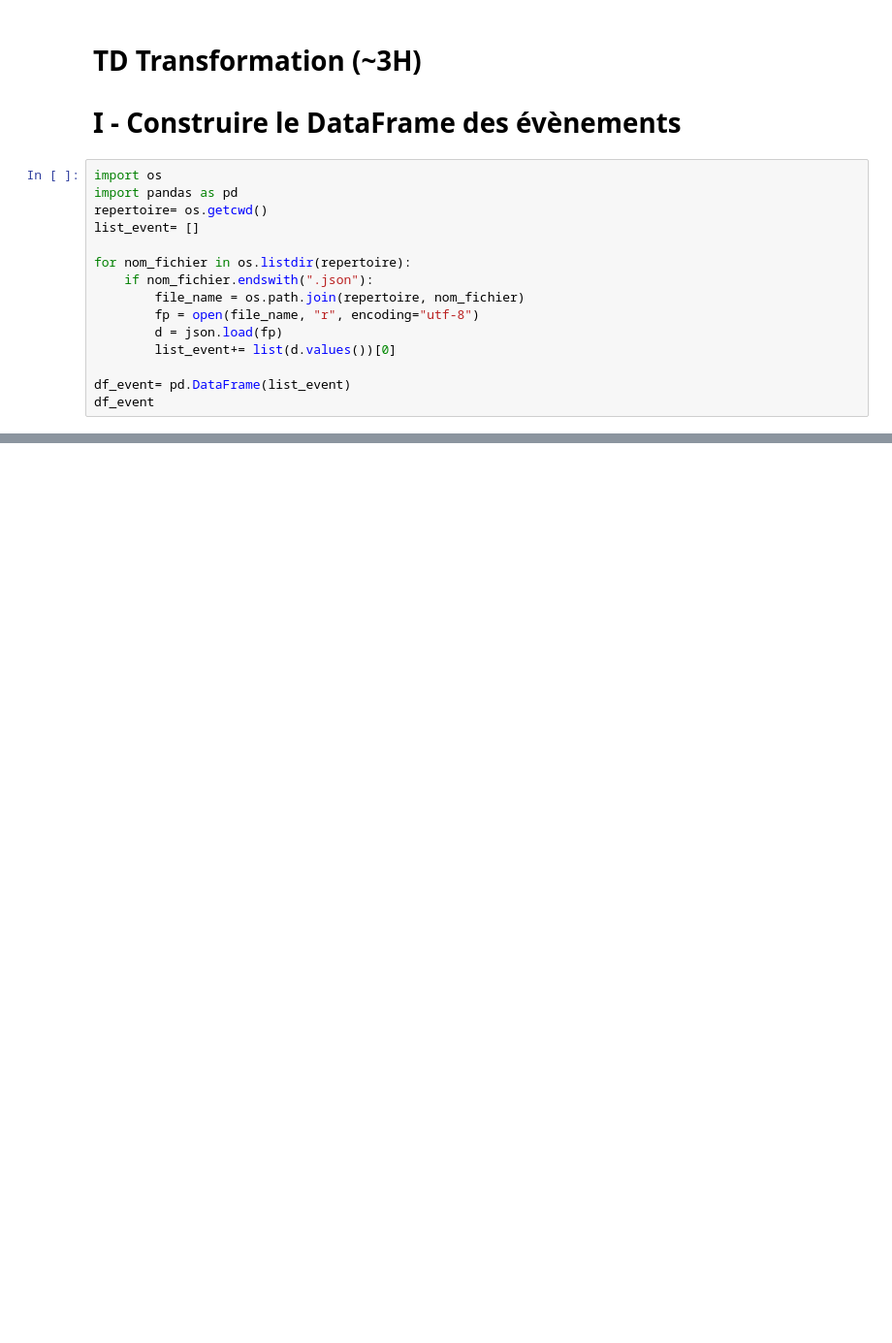
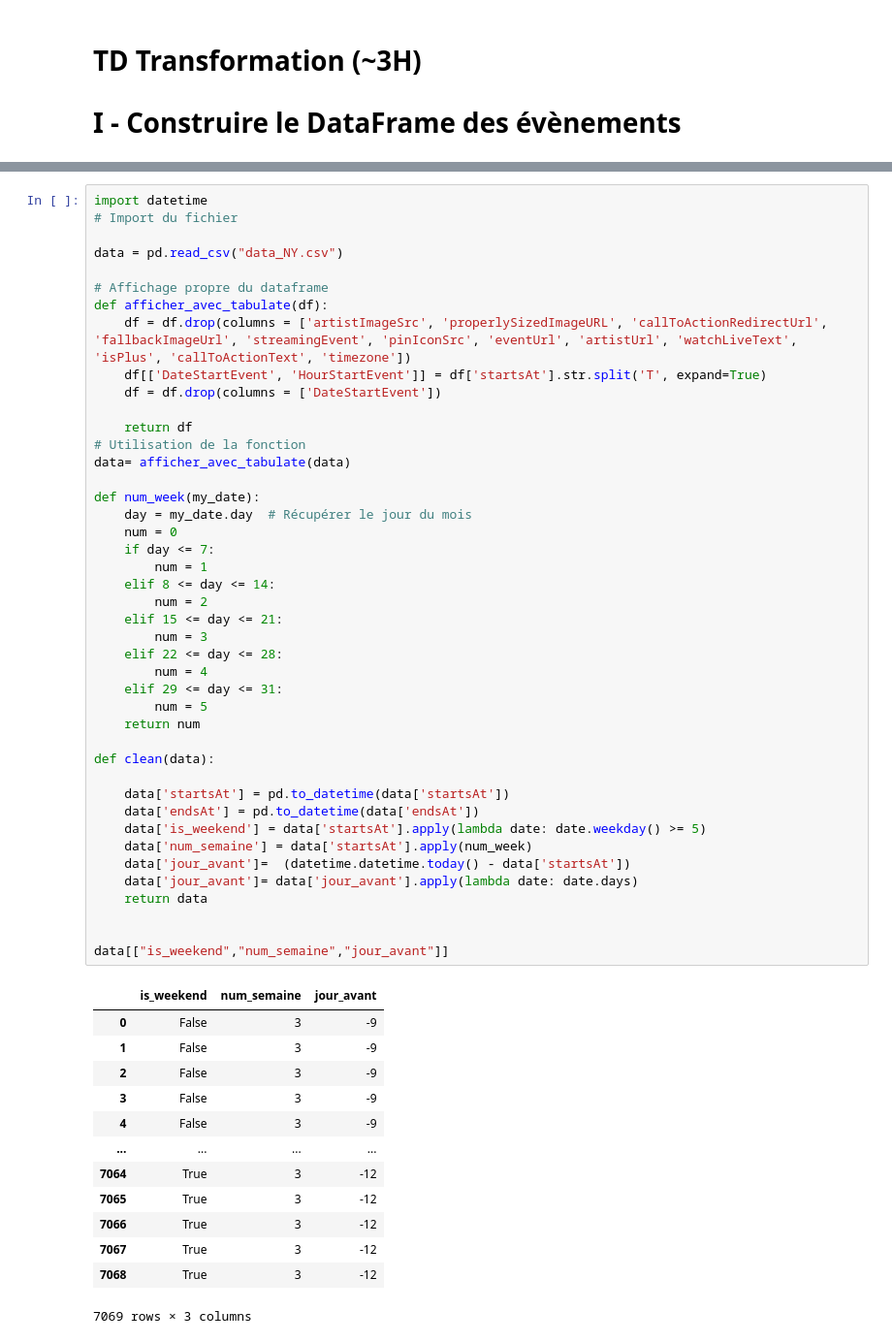
Before and after one commit to teaching-data-engineering/Groupe_2, a Jupyter notebook: code.ipynb, the cells around one changed output, grey strips where cells are left out. Shown at 97% size. Cells and saved outputs as stored; diff of their text form; blank space fills up the shorter version.

```diff
--- a/code.ipynb
+++ b/code.ipynb
@@ -215,18 +259,3 @@ rcp_octobre(8)
 # %% [markdown]
 # TD Transformation (~3H)
 # I - Construire le DataFrame des évènements
-# %%
-import os
-import pandas as pd
-repertoire= os.getcwd()
-list_event= []
-
-for nom_fichier in os.listdir(repertoire):
-    if nom_fichier.endswith(".json"):
-        file_name = os.path.join(repertoire, nom_fichier)
-        fp = open(file_name, "r", encoding="utf-8")
-        d = json.load(fp)
-        list_event+= list(d.values())[0]
-
-df_event= pd.DataFrame(list_event)
-df_event
@@ -232,0 +342,57 @@ df_event
+# %%
+import datetime
+# Import du fichier
+
+data = pd.read_csv("data_NY.csv")
+
+# Affichage propre du dataframe
+def afficher_avec_tabulate(df):
+    df = df.drop(columns = ['artistImageSrc', 'properlySizedImageURL', 'callToActionRedirectUrl', 'fallbackImageUrl', 'streamingEvent', 'pinIconSrc', 'eventUrl', 'artistUrl', 'watchLiveText', 'isPlus', 'callToActionText', 'timezone'])
+    df[['DateStartEvent', 'HourStartEvent']] = df['startsAt'].str.split('T', expand=True)
+    df = df.drop(columns = ['DateStartEvent'])
+
+    return df
+# Utilisation de la fonction
+data= afficher_avec_tabulate(data)
+
+def num_week(my_date):
+    day = my_date.day  # Récupérer le jour du mois
+    num = 0
+    if day <= 7:
+        num = 1
+    elif 8 <= day <= 14:
+        num = 2
+    elif 15 <= day <= 21:
+        num = 3
+    elif 22 <= day <= 28:
+        num = 4
+    elif 29 <= day <= 31:
+        num = 5
+    return num
+
+def clean(data):
+
+    data['startsAt'] = pd.to_datetime(data['startsAt'])
+    data['endsAt'] = pd.to_datetime(data['endsAt'])
+    data['is_weekend'] = data['startsAt'].apply(lambda date: date.weekday() >= 5)
+    data['num_semaine'] = data['startsAt'].apply(num_week)
+    data['jour_avant']=  (datetime.datetime.today() - data['startsAt'])
+    data['jour_avant']= data['jour_avant'].apply(lambda date: date.days)
+    return data
+
+
+data[["is_weekend","num_semaine","jour_avant"]]
+# %% [output]
+|  | is_weekend | num_semaine | jour_avant |
+| 0 | False | 3 | -9 |
+| 1 | False | 3 | -9 |
+| 2 | False | 3 | -9 |
+| 3 | False | 3 | -9 |
+| 4 | False | 3 | -9 |
+| ... | ... | ... | ... |
+| 7064 | True | 3 | -12 |
+| 7065 | True | 3 | -12 |
+| 7066 | True | 3 | -12 |
+| 7067 | True | 3 | -12 |
+| 7068 | True | 3 | -12 |
+7069 rows × 3 columns
```
Also changed, not shown: parts of 6 cells of this notebook, 2 other files.
